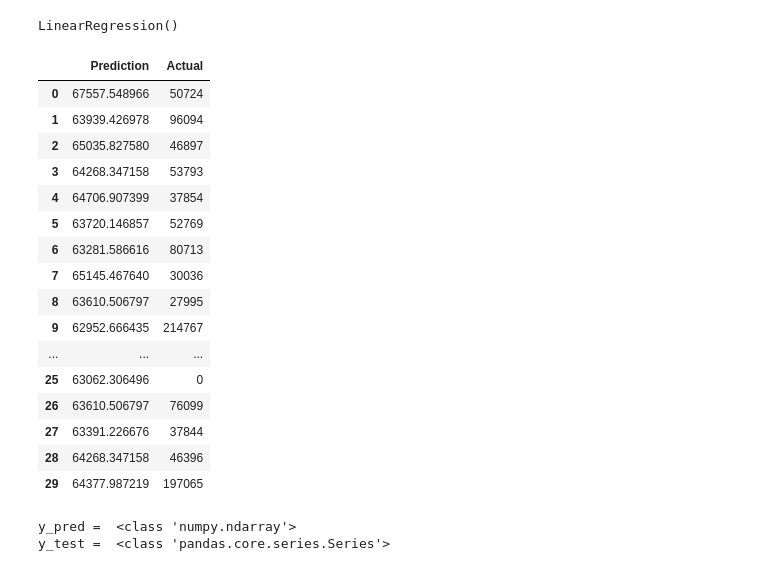
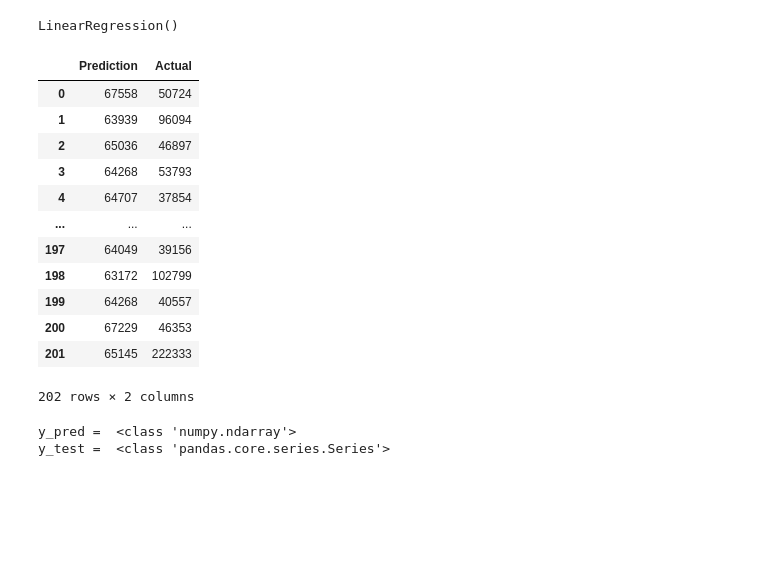
Before and after one commit to SarahGearardo/FastFoodFinal, a Jupyter notebook: ML_HH_under300k.ipynb, the cells around one changed output. Saved outputs shown, nothing was run; the diff lists cells and outputs as text; code cells hidden in the pictures; blank space fills up the shorter version.

```diff
--- a/ML_HH_under300k.ipynb
+++ b/ML_HH_under300k.ipynb
@@ -68,25 +70,22 @@ LinearRegression()
 # %%
 y_pred = classifier.predict(X_test)
 results=pd.DataFrame({"Prediction":y_pred, "Actual":y_test}).reset_index(drop=True)
-results.head(30)
+pd.options.display.float_format = '{:.0f}'.format
+results
 # %% [output]
 |  | Prediction | Actual |
-| 0 | 67557.548966 | 50724 |
-| 1 | 63939.426978 | 96094 |
-| 2 | 65035.827580 | 46897 |
-| 3 | 64268.347158 | 53793 |
-| 4 | 64706.907399 | 37854 |
-| 5 | 63720.146857 | 52769 |
-| 6 | 63281.586616 | 80713 |
-| 7 | 65145.467640 | 30036 |
-| 8 | 63610.506797 | 27995 |
-| 9 | 62952.666435 | 214767 |
+| 0 | 67558 | 50724 |
+| 1 | 63939 | 96094 |
+| 2 | 65036 | 46897 |
+| 3 | 64268 | 53793 |
+| 4 | 64707 | 37854 |
 | ... | ... | ... |
-| 25 | 63062.306496 | 0 |
-| 26 | 63610.506797 | 76099 |
-| 27 | 63391.226676 | 37844 |
-| 28 | 64268.347158 | 46396 |
-| 29 | 64377.987219 | 197065 |
+| 197 | 64049 | 39156 |
+| 198 | 63172 | 102799 |
+| 199 | 64268 | 40557 |
+| 200 | 67229 | 46353 |
+| 201 | 65145 | 222333 |
+202 rows × 2 columns
 # %%
 #where our below errors stem from
 print("y_pred = ", type(y_pred))
```
Also changed, not shown: parts of 1 cell of this notebook, 37 other files.
